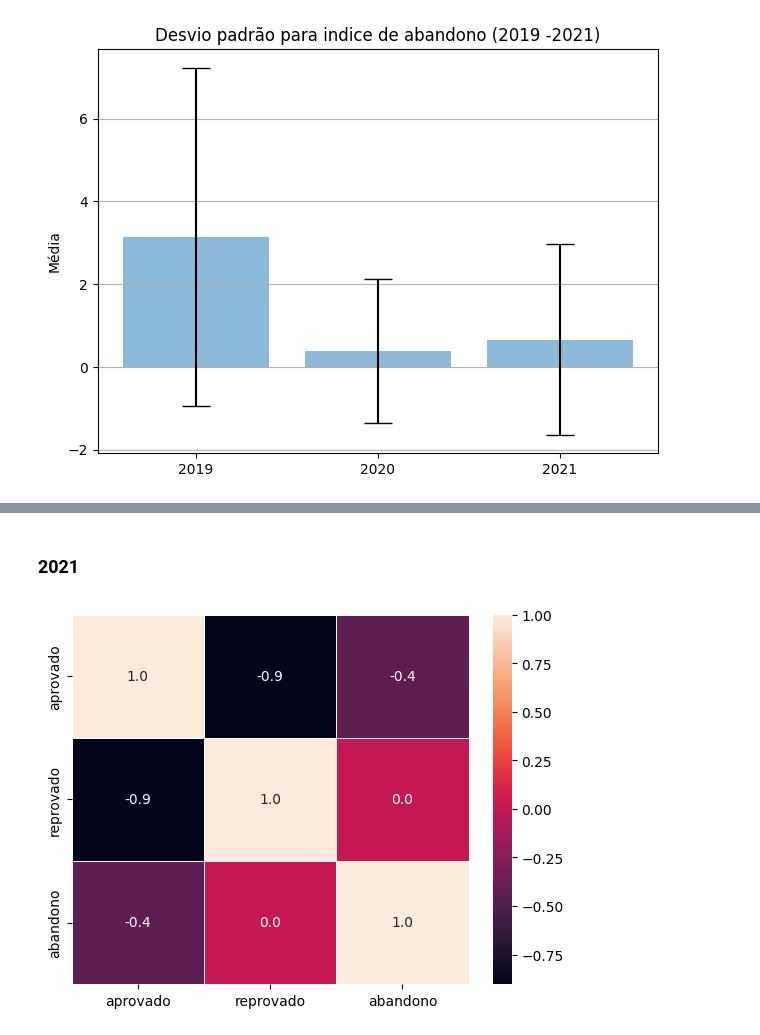
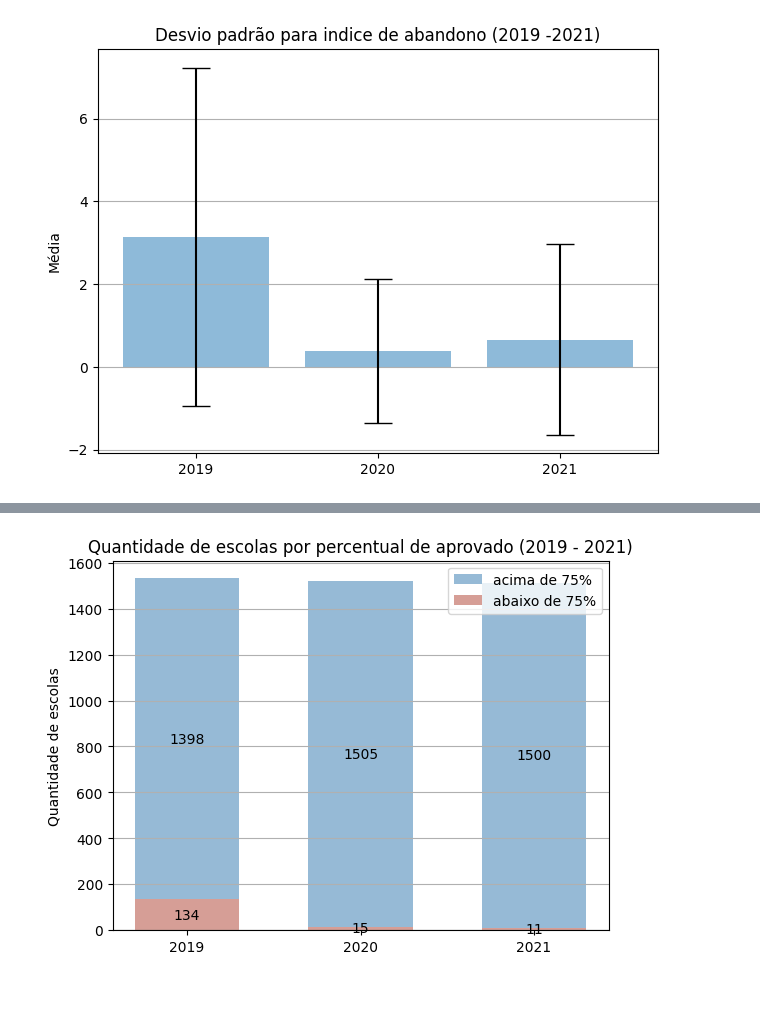
Before and after one commit to maiconspa/student-analysis, a Jupyter notebook: a3_big_data.ipynb, the cells around one changed output, grey strips where cells are left out. Saved outputs shown, nothing was run; the diff lists cells and outputs as text; code cells hidden in the pictures; blank space fills up the shorter version.

Commit message:
data visualization

```diff
--- a/a3_big_data.ipynb
+++ b/a3_big_data.ipynb
@@ -160,6 +156,35 @@ plot_correlation_2020 = sn.heatmap(correlation_2020, annot = True, fmt=".1f", li
-# %% [markdown]
-### 2021
-# %%
-plot_correlation_2021 = sn.heatmap(correlation_2021, annot = True, fmt=".1f", linewidths=.6)
-# %% [output]
-[figure, removed]
+# %%
+def plot_percentil(column:str, delimiter:int, legend_position:str = 'best'):
+    years = ['2019', '2020', '2021']
+
+    above_75 = [len(df_2019[df_2019[column] >= delimiter]),
+                len(df_2020[df_2020[column] >= delimiter]),
+                len(df_2021[df_2021[column] >= delimiter])]
+
+    below_75 = [len(df_2019[(df_2019[column] < delimiter)]),
+                len(df_2020[(df_2020[column] < delimiter)]),
+                len(df_2021[(df_2021[column] < delimiter)])]
+
+    ind = np.arange(len(years))
+    width = 0.6
+
+    fig, ax = plt.subplots()
+    p1 = ax.bar(ind, above_75, width, bottom=below_75, color='#96BAD6', label=f'acima de {delimiter}%')
+    p2 = ax.bar(ind, below_75, width, color='#D69E96', label=f'abaixo de {delimiter}%')
+
+    ax.axhline(0, color='grey', linewidth=0.8)
+    ax.set_ylabel('Quantidade de escolas')
+    ax.set_title('Quantidade de escolas por percentual de '+ column +' (2019 - 2021)')
+    ax.set_xticks(ind, labels=years)
+    ax.yaxis.grid(True)
+
+    ax.legend(loc=legend_position)
+
+    ax.bar_label(p1, label_type='center')
+    ax.bar_label(p2, label_type='center')
+
+    plt.show()
+# %%
+plot_percentil(column='aprovado', delimiter=75)
+# %% [output]
+[figure, added]
```
Also changed, not shown: parts of 9 cells of this notebook.
